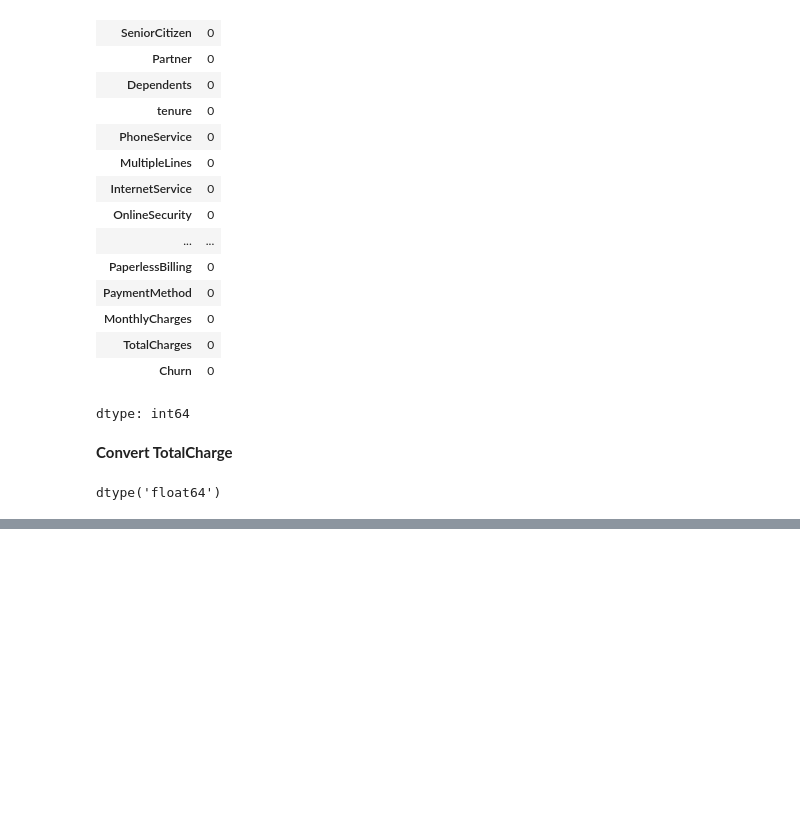
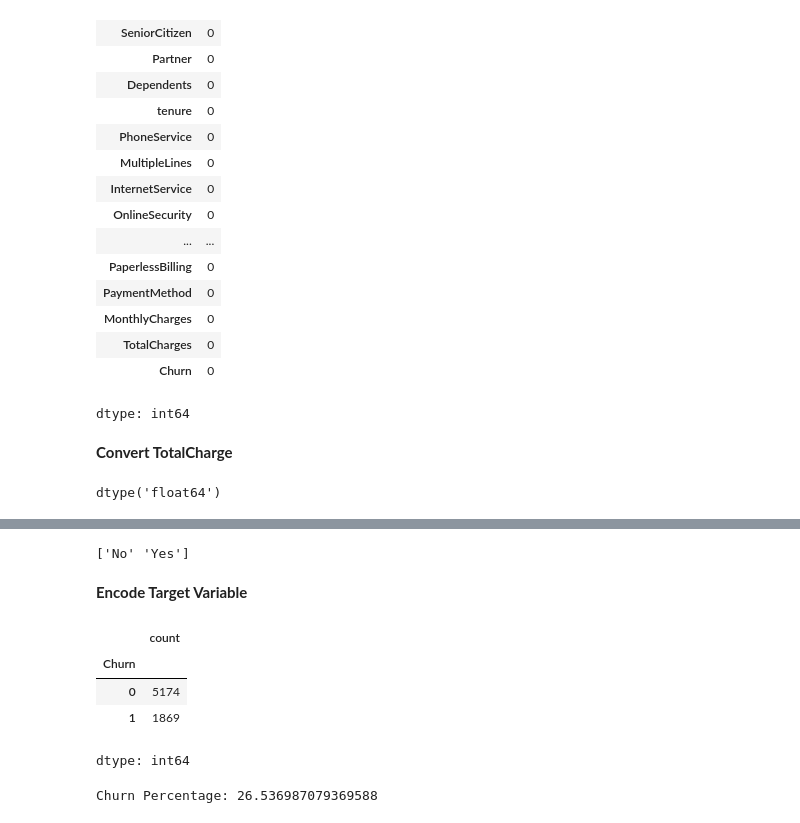
Before and after one commit to suparna-500/CustomerShield, a Jupyter notebook: notebook/CustomerShield.ipynb, the cells around one changed output, grey strips where cells are left out. Cells and saved outputs as stored; diff of their text form; code cells hidden in the pictures; blank space fills up the shorter version.

Commit message:
Convert churn target variable to binary format

```diff
--- a/notebook/CustomerShield.ipynb
+++ b/notebook/CustomerShield.ipynb
@@ -162,3 +162,7 @@ df["TotalCharges"] = pd.to_numeric(
 df["TotalCharges"].dtype
 # %% [output]
 dtype('float64')
+# %%
+df.columns = df.columns.str.strip()
+
+df.head()
@@ -164,0 +177,23 @@ dtype('float64')
+# %%
+print(df["Churn"].unique())
+# %% [output]
+['No' 'Yes']
+# %% [markdown]
+**Encode Target Variable**
+# %%
+df["Churn"] = df["Churn"].map({
+    "No": 0,
+    "Yes": 1
+})
+
+df["Churn"].value_counts()
+# %% [output]
+|  | count |
+| Churn |  |
+| 0 | 5174 |
+| 1 | 1869 |
+dtype: int64
+# %%
+print("Churn Percentage:", df["Churn"].mean() * 100)
+# %% [output]
+Churn Percentage: 26.536987079369588
```
Also changed, not shown: parts of 1 cell of this notebook.
